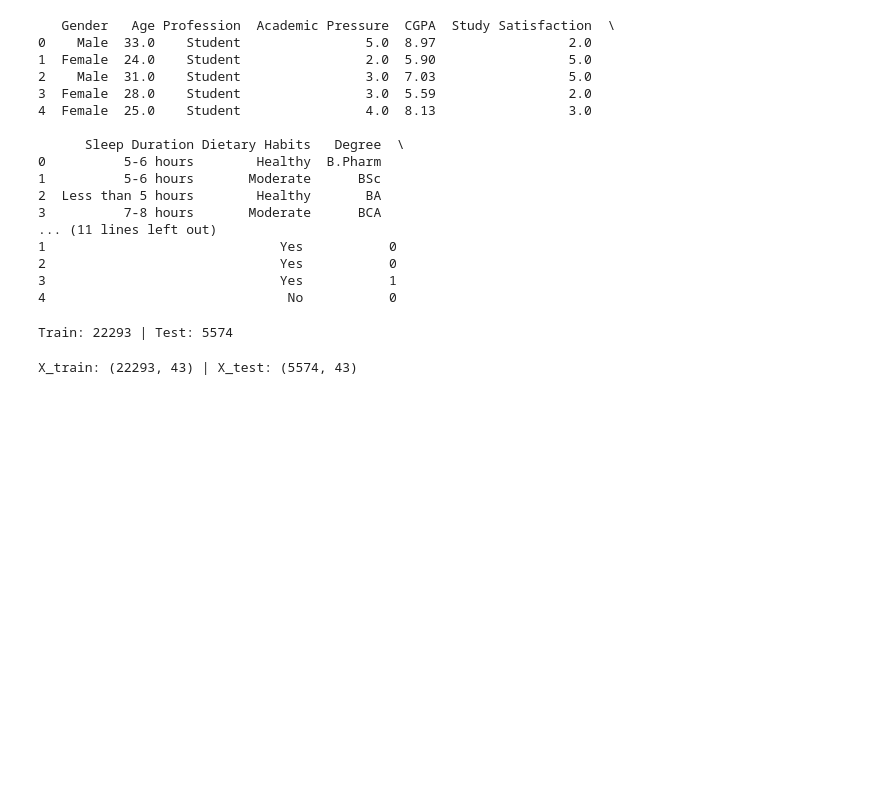
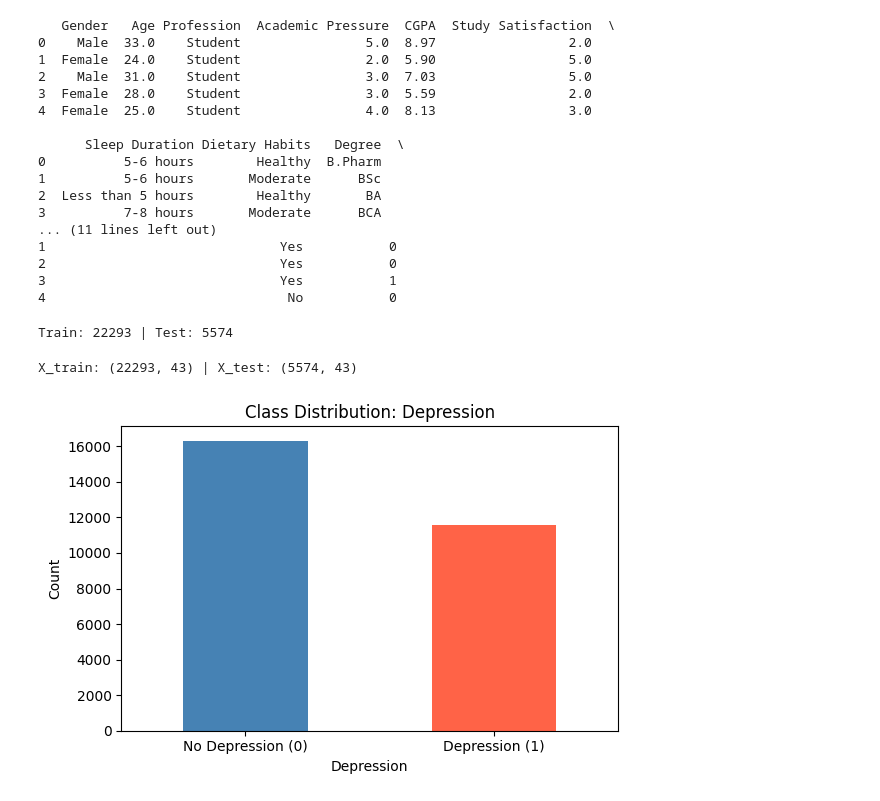
Before and after one commit to asdLuis/Depression-8-Ball, a Jupyter notebook: cleaning.ipynb, the cells around one changed output. Drawn from its saved outputs; the diff is of its cells as text; code cells hidden in the pictures; blank space fills up the shorter version.

```diff
--- a/cleaning.ipynb
+++ b/cleaning.ipynb
@@ -67,3 +69,13 @@ cleaned_df = pd.DataFrame(X_train_dense, columns=all_cols)
 cleaned_df['Depression'] = y_train.values
 
 cleaned_df.to_csv('./dataset/cleaned_dataset.csv', index=False)
+# %%
+plt.figure(figsize=(6, 4))
+df['Depression'].value_counts().plot(kind='bar', color=['steelblue', 'tomato'])
+plt.title('Class Distribution: Depression')
+plt.xticks([0, 1], ['No Depression (0)', 'Depression (1)'], rotation=0)
+plt.ylabel('Count')
+plt.tight_layout()
+plt.show()
+# %% [output]
+[figure, added]
```
Also changed, not shown: parts of 2 cells of this notebook, 2 other files.
